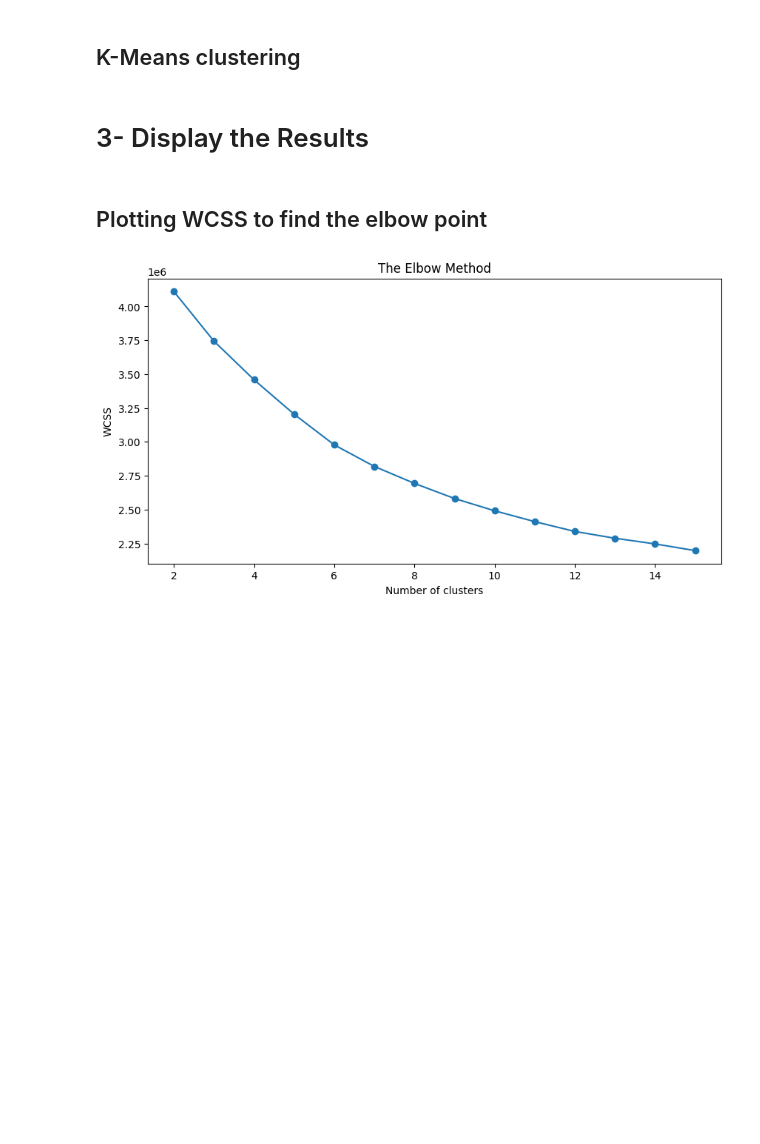
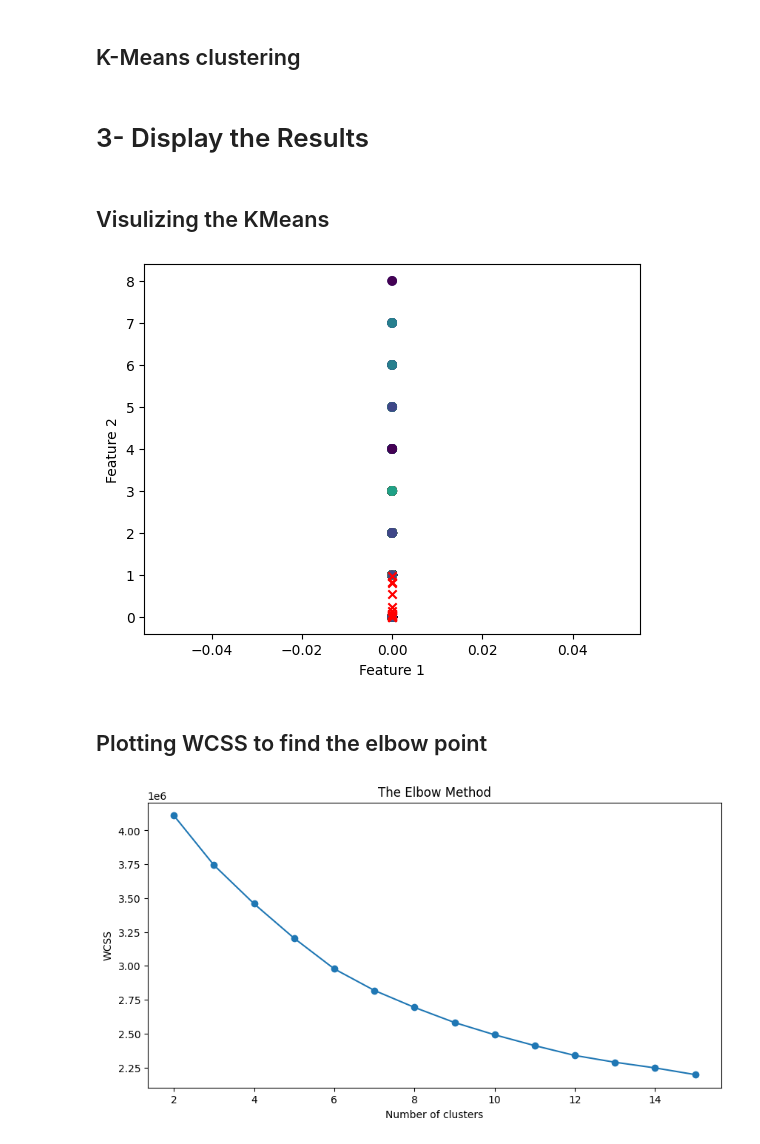
Before and after one commit to ChristianHasbani/TP_Big_Data, a Jupyter notebook: TP_Projet2.ipynb, the cells around one changed output. Drawn from its saved outputs; the diff is of its cells as text; code cells hidden in the pictures; blank space fills up the shorter version.

```diff
--- a/TP_Projet2.ipynb
+++ b/TP_Projet2.ipynb
@@ -48,7 +50,15 @@ def display_number(index, dataset_path):
 
 # Function to calculate the distance between two matrices
 def calculate_distance(matrix1, matrix2):
-    return np.sum(np.abs(matrix1-matrix2))
+    return np.sqrt(np.sum((matrix1 - matrix2) ** 2))
+
+
+def plot(data, labels, centroids):
+    plt.scatter(data[:, 0], data[:, 1], c=labels)
+    plt.scatter(centroids[:, 0], centroids[:, 1], c='red', marker='x')  # plot centroids
+    plt.xlabel('Feature 1')
+    plt.ylabel('Feature 2')
+    plt.show()
 # %% [markdown]
 # Loading the Dataset
 # %%
@@ -119,6 +129,12 @@ for k in range(MINIMUM_NB_CLUSTERS, MAXIMUM_NB_CLUSTERS):
     silhouette_scores.append(silhouette_score(df_train, kmeans.labels_))
 # %% [markdown]
 # 3- Display the Results
+# %% [markdown]
+## Visulizing the KMeans
+# %%
+plot(df_train.values, kmeans.labels_,kmeans.cluster_centers_)
+# %% [output]
+[figure, added]
 # %% [markdown]
 ## Plotting WCSS to find the elbow point
 # %%
```
Also changed, not shown: parts of 2 cells of this notebook.
